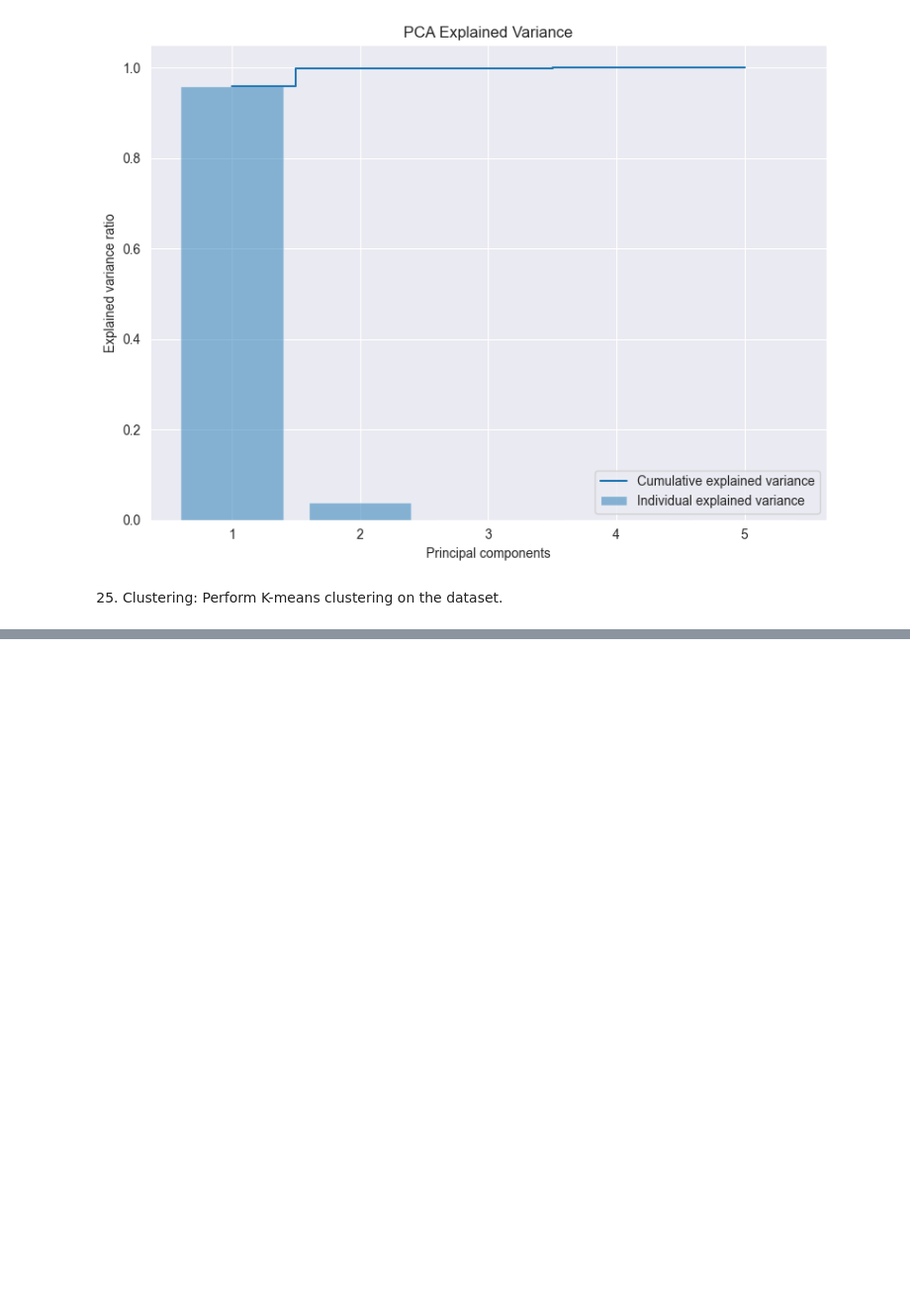
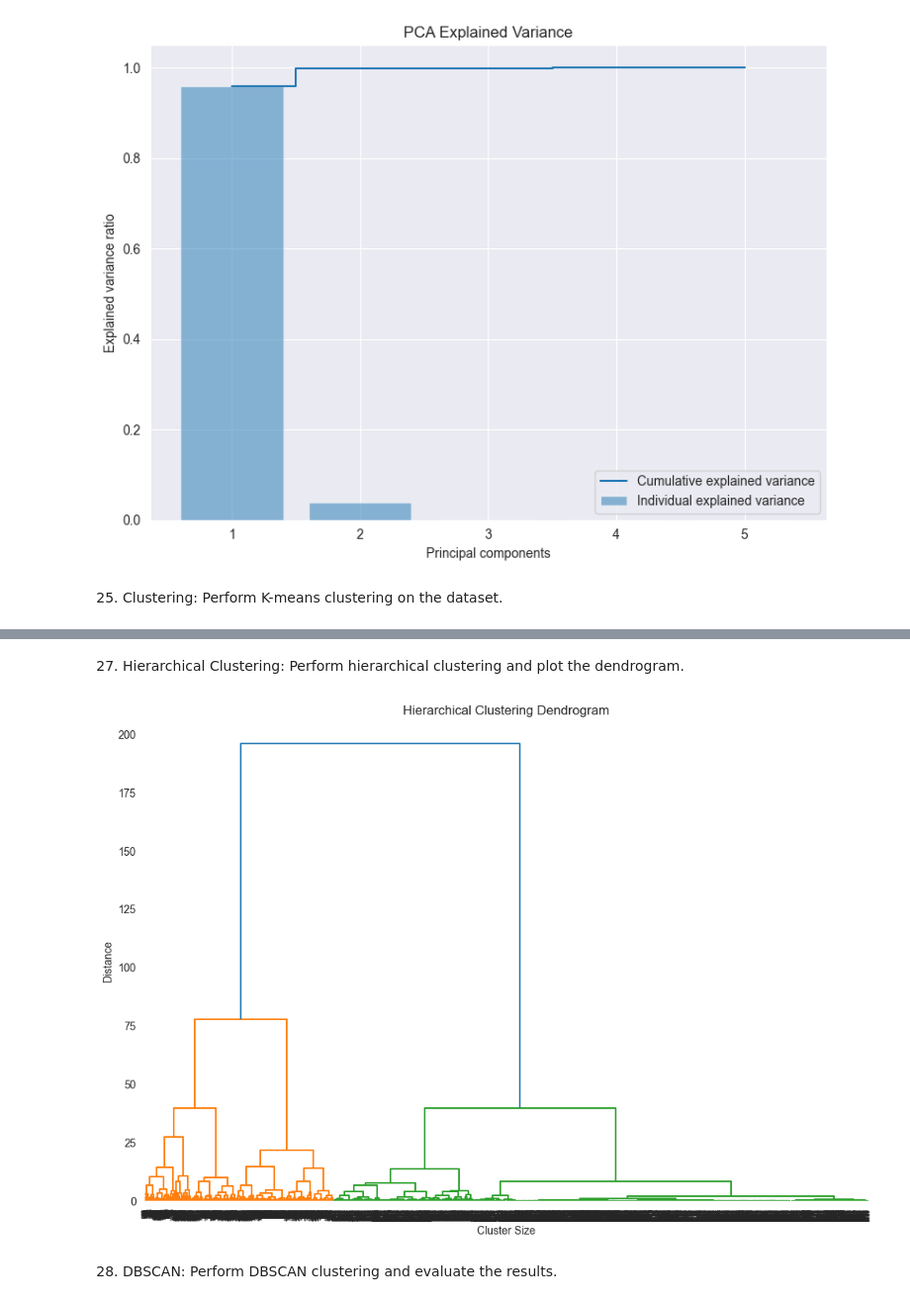
Before and after one commit to ZygimantasB/LLM-practice, a Jupyter notebook: LM practice/kagle/crypto.ipynb, the cells around one changed output, grey strips where cells are left out. Shown: that part at 99% size. Saved outputs shown, nothing was run; the diff lists cells and outputs as text; code cells hidden in the pictures; blank space fills up the shorter version.

```diff
--- a/LM practice/kagle/crypto.ipynb
+++ b/LM practice/kagle/crypto.ipynb
@@ -658,0 +708,20 @@ plt.show()
+# %% [markdown]
+27. Hierarchical Clustering: Perform hierarchical clustering and plot the dendrogram.
+# %%
+X = df[['Open', 'High', 'Low', 'Volume', 'Market Cap']]
+
+scaler = StandardScaler()
+X_scaled = scaler.fit_transform(X)
+
+linked = linkage(X_scaled, method='ward')
+
+plt.figure(figsize=(12, 8))
+dendrogram(linked, orientation='top', distance_sort='descending', show_leaf_counts=True)
+plt.title('Hierarchical Clustering Dendrogram')
+plt.xlabel('Cluster Size')
+plt.ylabel('Distance')
+plt.show()
+# %% [output]
+[figure, added]
+# %% [markdown]
+28. DBSCAN: Perform DBSCAN clustering and evaluate the results.
```
Also changed, not shown: parts of 5 cells of this notebook.
